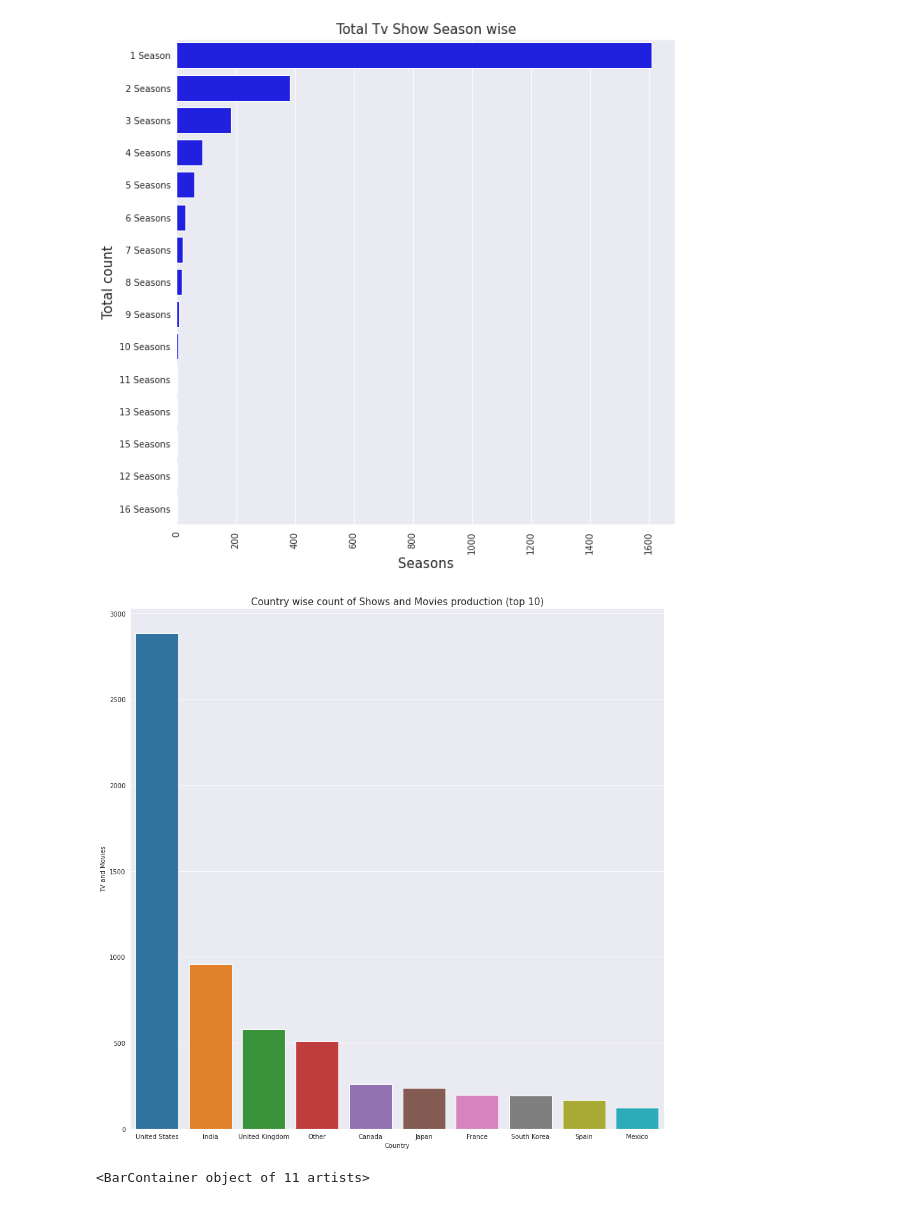
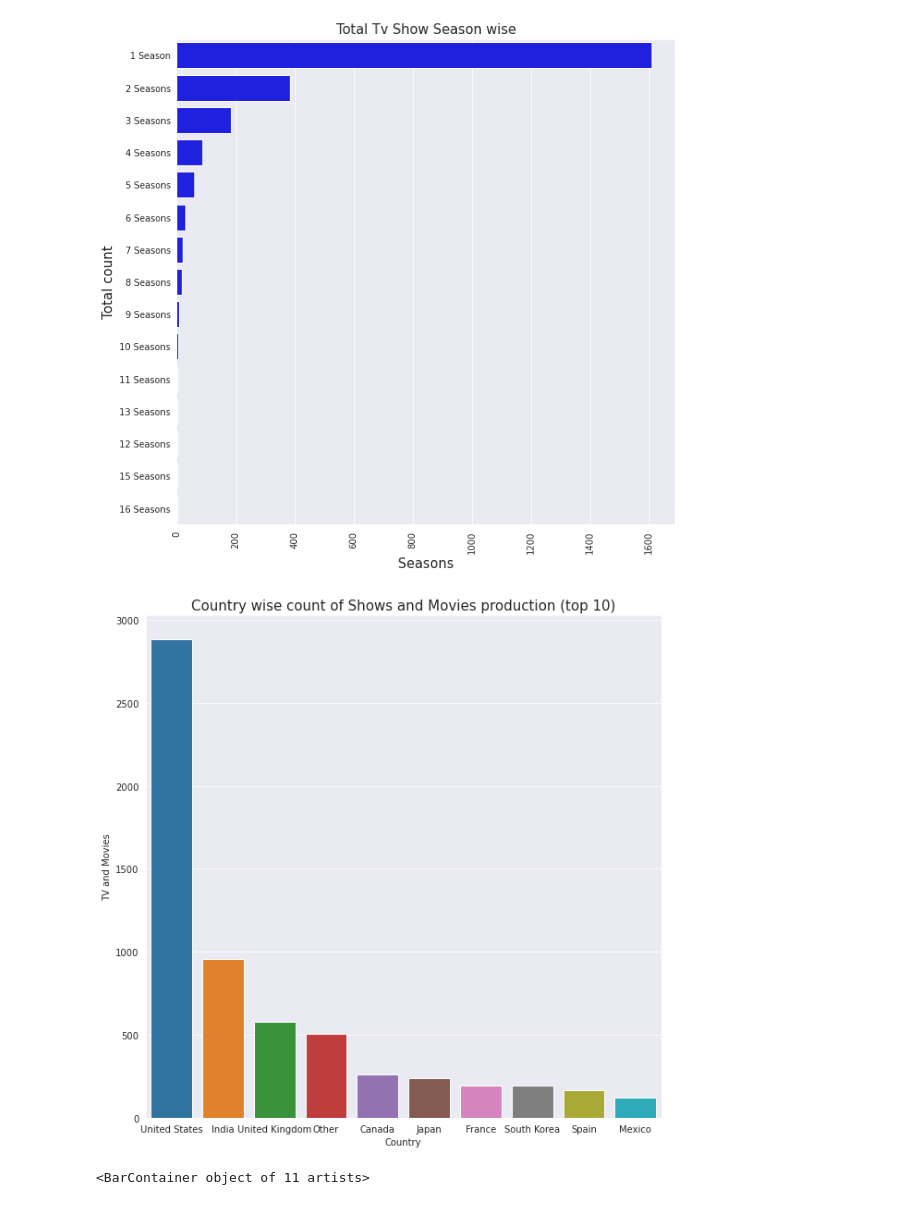
Before and after one commit to Rajivramchandani/Netflix-EDA-Streamlit, a Jupyter notebook: Netflix_Analysis.ipynb, the cells around one changed output. Drawn from its saved outputs; the diff is of its cells as text; code cells hidden in the pictures.

```diff
--- a/Netflix_Analysis.ipynb
+++ b/Netflix_Analysis.ipynb
@@ -612,23 +611,23 @@ country_vals = geoplot(df)
 # %%
 
 df['country'] = df['country'].fillna('Other')
 df['country'].isna().sum()
 df['main_country'] = df['country'].apply(lambda x: x.split(',')[0])
 df.drop('country',axis=1, inplace=True)
 
 
 count = df.groupby(['main_country']).count()
 most_country = count['type'].to_frame().reset_index().sort_values(by='type', ascending=False)[:10]
 
-plt.figure(figsize=(15,15))
+plt.figure(figsize=(10,10))
 sns.barplot(x='main_country', y='type', data=most_country)
 plt.ylabel('TV and Movies')
 plt.xlabel('Country')
 plt.title("Country wise count of Shows and Movies production (top 10)",fontsize = 15)
 
 plt.show()
 # %% [output]
-[figure, old version]
+[figure, new version]
 # %%
 country_order = df['main_country'].value_counts()[:11].index
 data_q2q3 = df[['type', 'main_country']].groupby('main_country')['type'].value_counts().unstack().loc[country_order]
```
Also changed, not shown: parts of 4 cells of this notebook, 4 other files.
